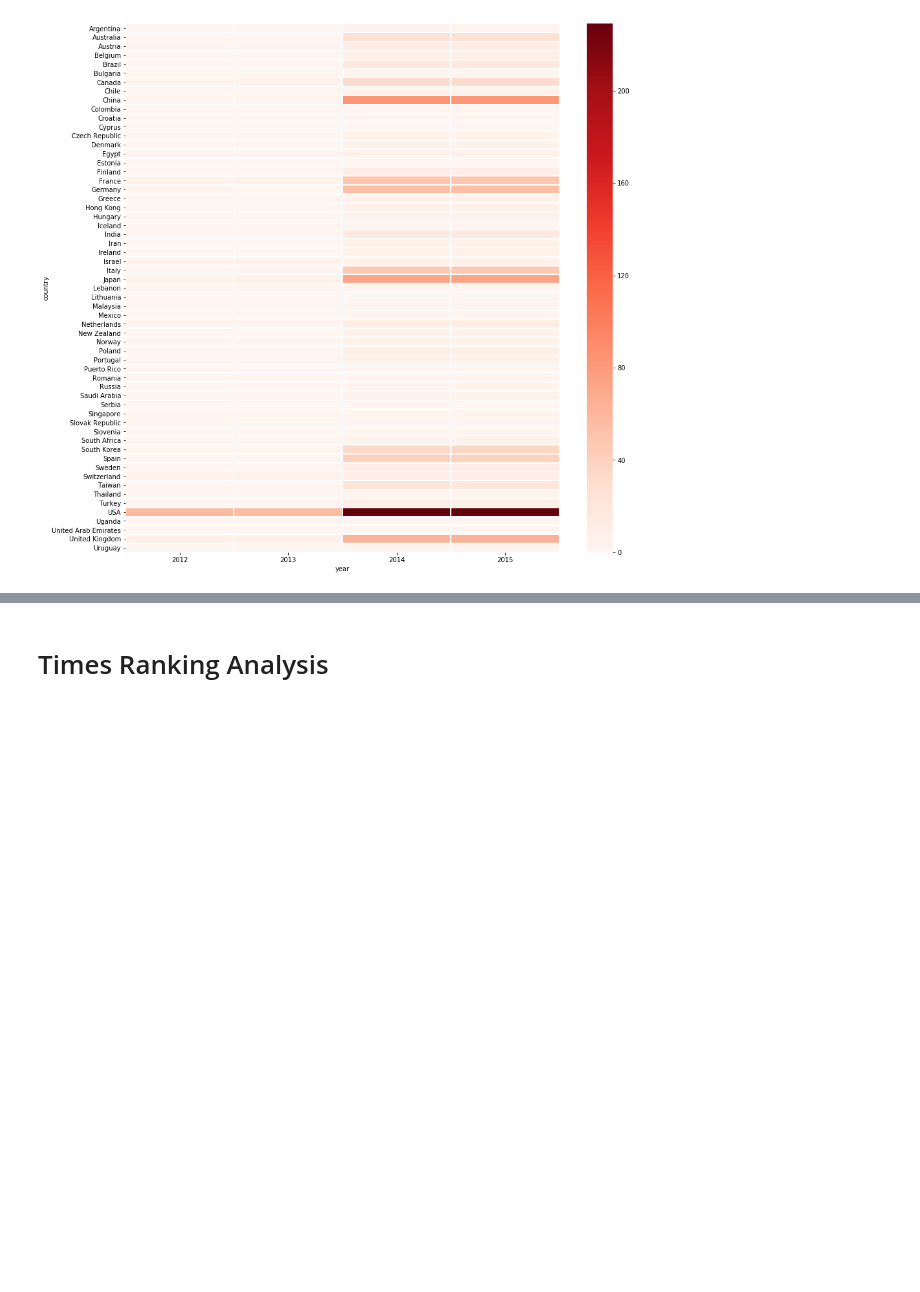
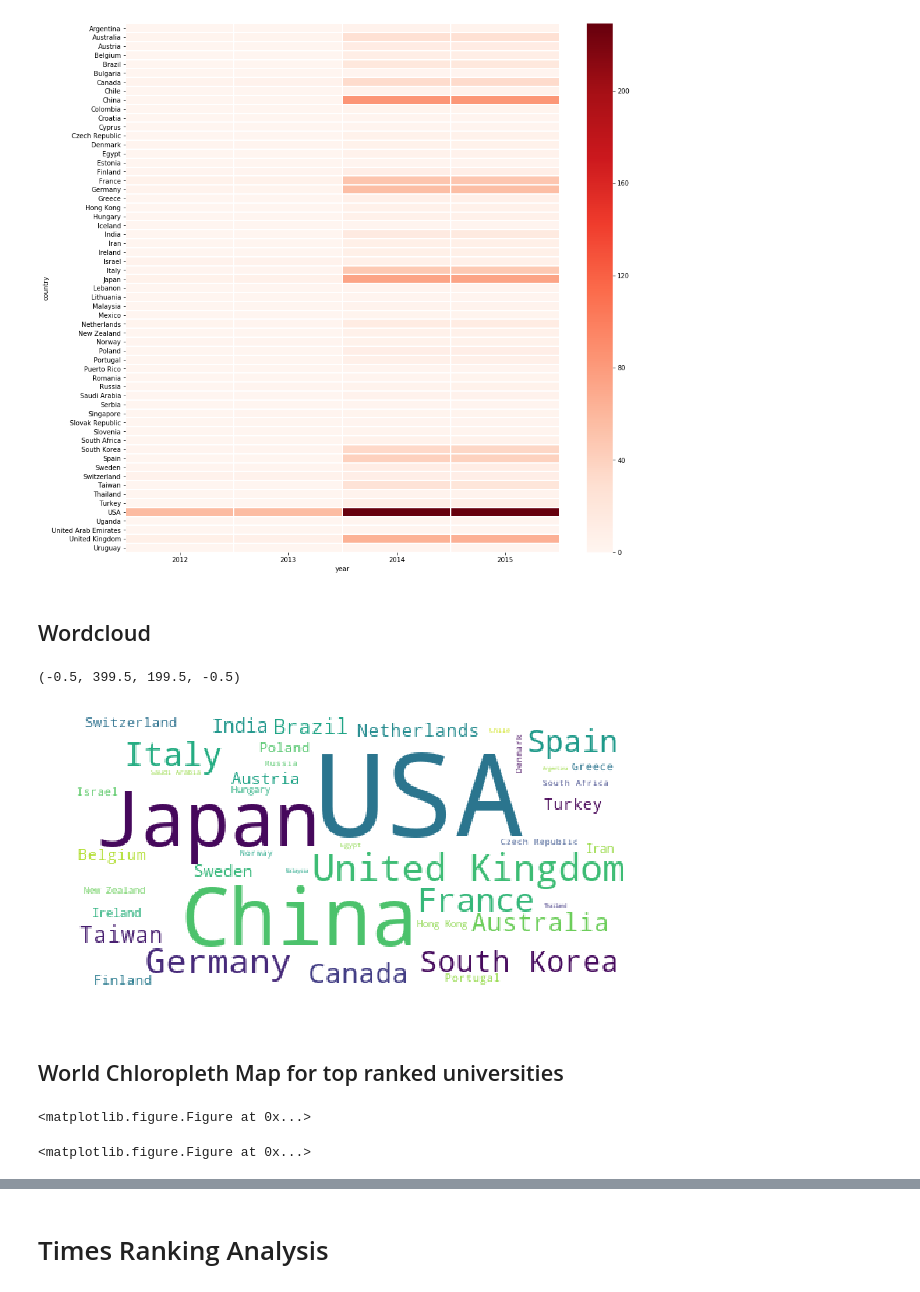
Before and after one commit to vijayakapoor/Data_Visualization, a Jupyter notebook: University Ranking Visualization.ipynb, the cells around one changed output, grey strips where cells are left out. Drawn from its saved outputs; the diff is of its cells as text; code cells hidden in the pictures; blank space fills up the shorter version.

Commit message:
Added wordcloud and geo plot

```diff
--- a/University Ranking Visualization.ipynb
+++ b/University Ranking Visualization.ipynb
@@ -637,3 +641,15 @@ sns.heatmap(pv_ctry_inst, cmap='Reds',linecolor='white',linewidths=1)
 # %% [output]
 <matplotlib.axes._subplots.AxesSubplot at 0x...>
 [figure]
+# %% [markdown]
+## Wordcloud
+# %%
+wc = WordCloud(background_color="white").generate(" ".join([i for i in cwur_data[cwur_data['year'] == 2015]['country']]))
+plt.figure( figsize=(10,12))
+plt.imshow(wc)
+plt.axis("off")
+# %% [output]
+(-0.5, 399.5, 199.5, -0.5)
+[figure, added]
+# %% [markdown]
+## World Chloropleth Map for top ranked universities
@@ -639,0 +658,5 @@ sns.heatmap(pv_ctry_inst, cmap='Reds',linecolor='white',linewidths=1)
+# %%
+plt.figure( figsize=(20,12))
+# %% [output]
+<matplotlib.figure.Figure at 0x...>
+<matplotlib.figure.Figure at 0x...>
```
Also changed, not shown: parts of 6 cells of this notebook.
